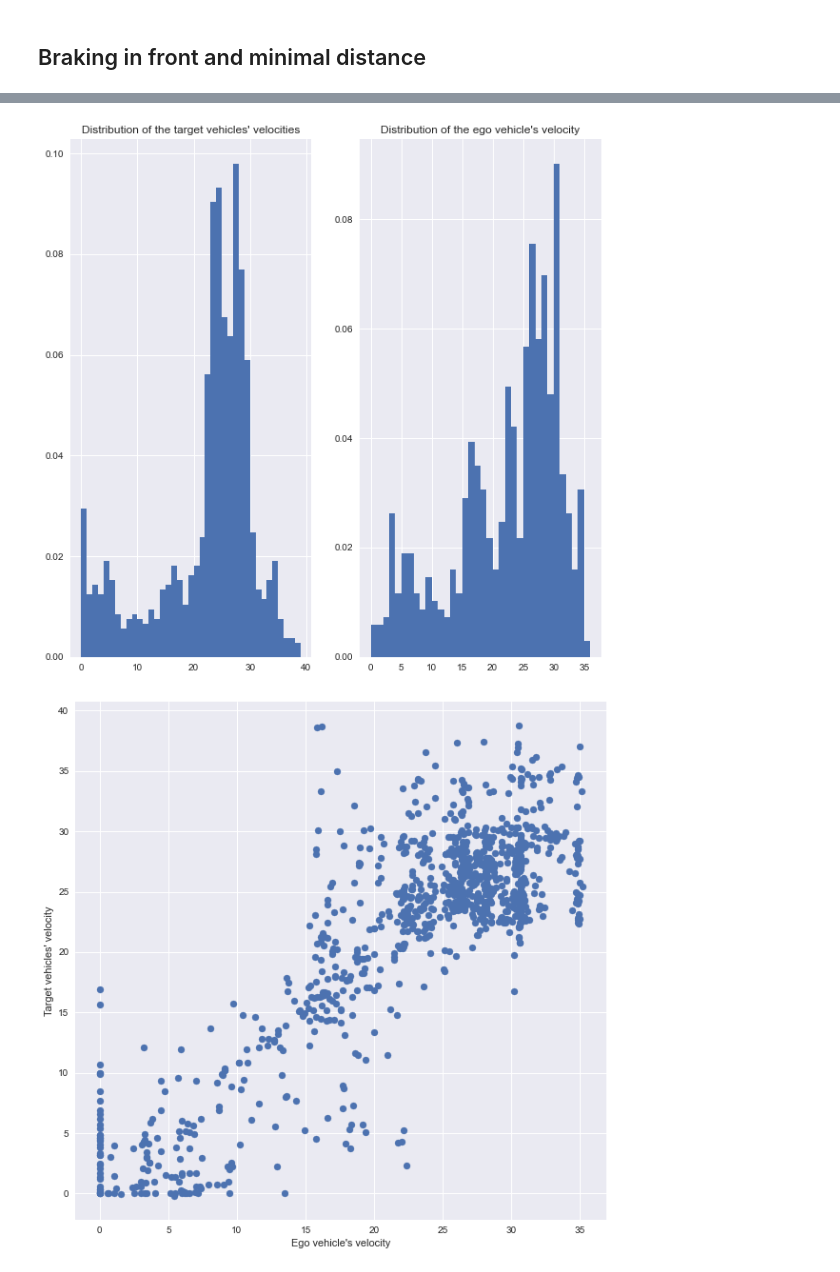
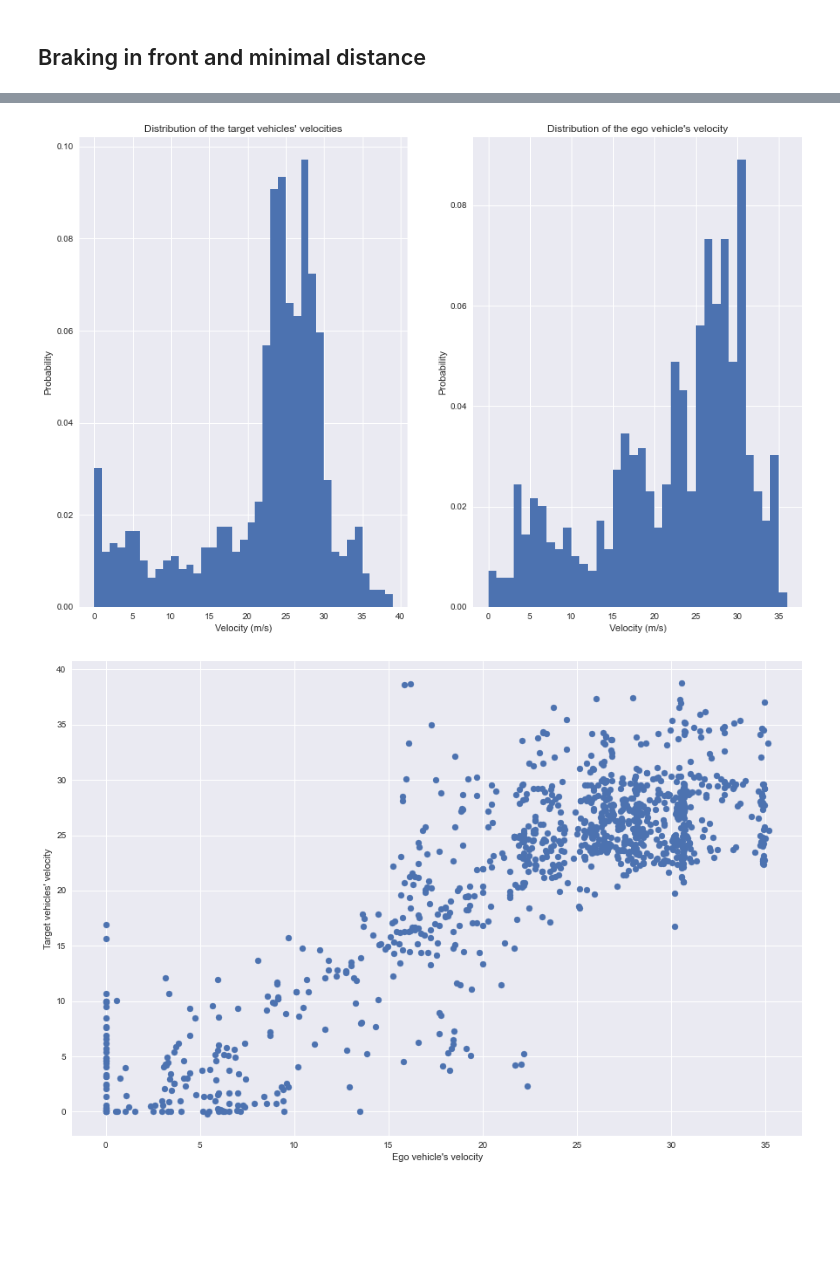
Before and after one commit to beatricetinto/Internship_Esteco, a Jupyter notebook: Improved_scenario_mining.ipynb, the cells around one changed output, grey strips where cells are left out. Drawn from its saved outputs; the diff is of its cells as text; code cells hidden in the pictures; blank space fills up the shorter version.

```diff
--- a/Improved_scenario_mining.ipynb
+++ b/Improved_scenario_mining.ipynb
@@ -138,5 +138,5 @@ sum(cutins), len([id_unique[i] for i in indici])
 # %%
-plt.rcParams["figure.figsize"] = (10,10)
+plt.rcParams["figure.figsize"] = (15,10)
 
 # velocity in m/s
 velocities = list(vel)
@@ -154,9 +154,13 @@ pdf_ego = np.array(list(zip(set_v_ego, prob_ego)))
 
 figure, axis = plt.subplots(1,2)
 axis[0].hist(pdf[:,0], bins=range(ceil(max(vel)) + 1), density=1)
+axis[0].set_xlabel("Velocity (m/s)")
+axis[0].set_ylabel("Probability")
 axis[0].set_title("Distribution of the target vehicles' velocities")
 
 axis[1].hist(pdf_ego[:,0], bins=range(ceil(max(vel_ego)) + 1), density=1)
+axis[1].set_xlabel("Velocity (m/s)")
+axis[1].set_ylabel("Probability")
 axis[1].set_title("Distribution of the ego vehicle's velocity")
 plt.show()
 
@@ -258,31 +301,35 @@ sum(counts), len([identities[i] for i in indici_br])
 # %%
 # velocity in m/s
 velocities_br = list(vel_br)
 velocities_br_ego = list(vel_br_ego)
 
 set_v_br = set(vel_br)
 set_v_br_ego = set(vel_br_ego)
 
 prob_br = [velocities_br.count(v)/len(velocities_br) for v in set_v_br]
 prob_br_ego = [velocities_br_ego.count(v)/len(velocities_br_ego) for v in set_v_br_ego]
 
 pdf_br = np.array(list(zip(set_v_br, prob_br)))
 pdf_br_ego = np.array(list(zip(set_v_br_ego, prob_br_ego)))
 
 figure, axis = plt.subplots(1,2)
 axis[0].hist(pdf_br[:,0], bins=range(ceil(max(vel_br)) + 1), density=1)
+axis[0].set_xlabel("Velocity (m/s)")
+axis[0].set_ylabel("Probability")
 axis[0].set_title("Distribution of the target vehicles' velocities")
 
 axis[1].hist(pdf_br_ego[:,0], bins=range(ceil(max(vel_br_ego)) + 1), density=1)
+axis[1].set_xlabel("Velocity (m/s)")
+axis[1].set_ylabel("Probability")
 axis[1].set_title("Distribution of the ego vehicle's velocity")
 plt.show()
 
 _=plt.scatter(velocities_br_ego, velocities_br)
 _=plt.xlabel("Ego vehicle's velocity")
 _=plt.ylabel("Target vehicles' velocity")
 # %% [output]
-[figure, old version]
+[figure, new version]
-[figure, old version]
+[figure, new version]
 # %%
 # velocity in km/h
 vel_kmh_br = vel_br*3.6
```
Also changed, not shown: parts of 20 cells of this notebook.
